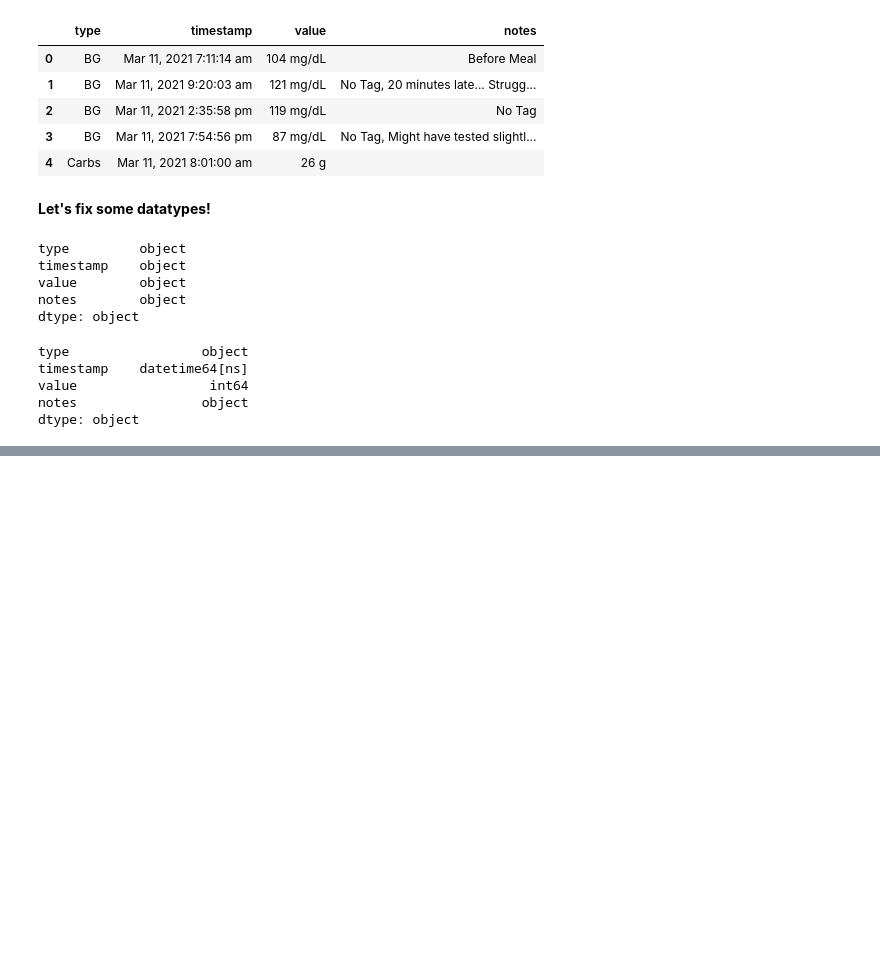
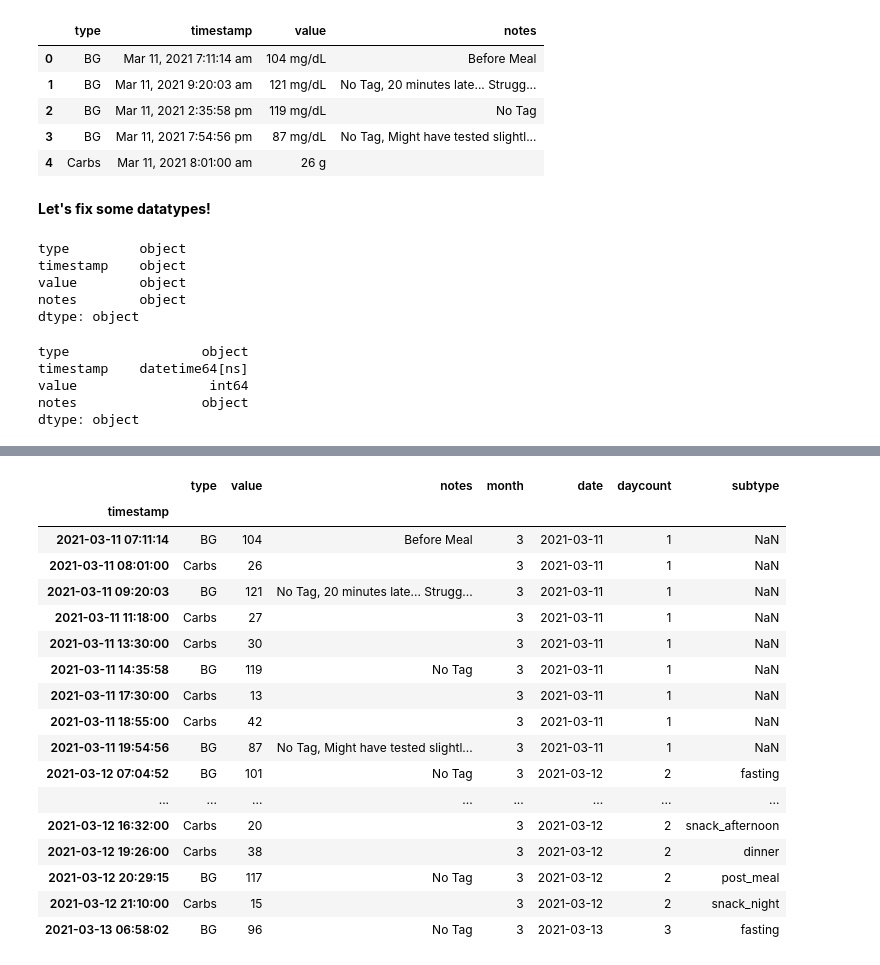
Before and after one commit to JessicaELewis/GDB-Onset-Estimation, a Jupyter notebook: 1_data-wrangling.ipynb, the cells around one changed output, grey strips where cells are left out. Saved outputs shown, nothing was run; the diff lists cells and outputs as text; code cells hidden in the pictures; blank space fills up the shorter version.

```diff
--- a/1_data-wrangling.ipynb
+++ b/1_data-wrangling.ipynb
@@ -107,0 +167,11 @@ len(data.index.unique()), len(data)
+# %%
+# calendar month
+data['month'] = data.index.month
+# %%
+#days since the first reading
+# make a list of days
+days = pd.DataFrame(np.unique(data.index.date))
+days.index += 1
+days.reset_index().set_index(0)
+days = days.to_dict()[0]
+days = {v: k for k, v in days.items()}
@@ -107,0 +188,5 @@ len(data.index.unique()), len(data)
+# %%
+# make new column and map day to timestamp
+data['date'] = data.index.date
+data['daycount'] = data['date'].map(days)
+data
@@ -107,0 +248,2 @@ len(data.index.unique()), len(data)
+# %%
+data.drop(data[data.index.hour < 5].index, inplace=True)
@@ -107,0 +272,67 @@ len(data.index.unique()), len(data)
+# %%
+# loop through daycounts to save subtypes
+# BG: fasting, meal
+# Carbs: breakfast, snack, lunch, dinner
+
+# delete any readings between midnight and 5am
+
+def add_subtypes(df):
+
+    #df.subtype = ''
+
+    for i in range(1, len(df.daycount.unique())):
+        df_day = df[df.daycount == i]
+        bg = df_day[df_day.type == 'BG']
+        carbs = df_day[df_day.type == 'Carbs']
+
+        bg_subtypes = ['fasting', 'meal', 'meal', 'meal']
+        carbs_subtypes = ['breakfast', 'snack_morning', 'lunch', 'snack_afternoon', 'dinner', 'snack_night']
+        subtypes = ['fasting', 'breakfast', 'post_meal', 'snack_morning', 'lunch', 'post_meal', 'snack_afternoon', 'dinner', 'post_meal', 'snack_night']
+
+        num_all = len(df_day)
+        num_bg = len(bg)
+        num_carbs = len(carbs)
+
+        if ((num_bg == 4) & (num_carbs == 6)):
+            #print('day',df_day.loc[df_day.iloc[0].name].daycount, 'counts', num_all, num_bg, num_carbs)
+            for d in range(num_all):
+                df.loc[df_day.iloc[d].name, 'subtype'] = subtypes[d]
+
+
+        # if there are 4 BGs
+#         if len(bg) == 5:
+#             bg.drop(bg.iloc[0].name, inplace=True)
+#             df.drop(bg.iloc[0].name, inplace=True)
+#         if len(bg) == 4:
+#             for b in range(len(bg)):
+#                 df.loc[bg.iloc[b].name, 'subtype'] = bg_subtypes[b]
+
+#         # if there are 6 Carbs
+#         if len(carbs) == 6:
+#             for c in range(len(carbs)):
+#                 df.loc[carbs.iloc[c].name, 'subtype'] = carbs_subtypes[c]
+
+
+    return df
+
+add_subtypes(data)
+data.head(20)
+# %% [output]
+|  | type | value | notes | month | date | daycount | subtype |
+| timestamp |  |  |  |  |  |  |  |
+| 2021-03-11 07:11:14 | BG | 104 | Before Meal | 3 | 2021-03-11 | 1 | NaN |
+| 2021-03-11 08:01:00 | Carbs | 26 |  | 3 | 2021-03-11 | 1 | NaN |
+| 2021-03-11 09:20:03 | BG | 121 | No Tag, 20 minutes late... Strugg... | 3 | 2021-03-11 | 1 | NaN |
+| 2021-03-11 11:18:00 | Carbs | 27 |  | 3 | 2021-03-11 | 1 | NaN |
+| 2021-03-11 13:30:00 | Carbs | 30 |  | 3 | 2021-03-11 | 1 | NaN |
+| 2021-03-11 14:35:58 | BG | 119 | No Tag | 3 | 2021-03-11 | 1 | NaN |
+| 2021-03-11 17:30:00 | Carbs | 13 |  | 3 | 2021-03-11 | 1 | NaN |
+| 2021-03-11 18:55:00 | Carbs | 42 |  | 3 | 2021-03-11 | 1 | NaN |
+| 2021-03-11 19:54:56 | BG | 87 | No Tag, Might have tested slightl... | 3 | 2021-03-11 | 1 | NaN |
+| 2021-03-12 07:04:52 | BG | 101 | No Tag | 3 | 2021-03-12 | 2 | fasting |
+| ... | ... | ... | ... | ... | ... | ... | ... |
+| 2021-03-12 16:32:00 | Carbs | 20 |  | 3 | 2021-03-12 | 2 | snack_afternoon |
+| 2021-03-12 19:26:00 | Carbs | 38 |  | 3 | 2021-03-12 | 2 | dinner |
+| 2021-03-12 20:29:15 | BG | 117 | No Tag | 3 | 2021-03-12 | 2 | post_meal |
+| 2021-03-12 21:10:00 | Carbs | 15 |  | 3 | 2021-03-12 | 2 | snack_night |
+| 2021-03-13 06:58:02 | BG | 96 | No Tag | 3 | 2021-03-13 | 3 | fasting |
```
Also changed, not shown: parts of 41 cells of this notebook, 1 other file.
